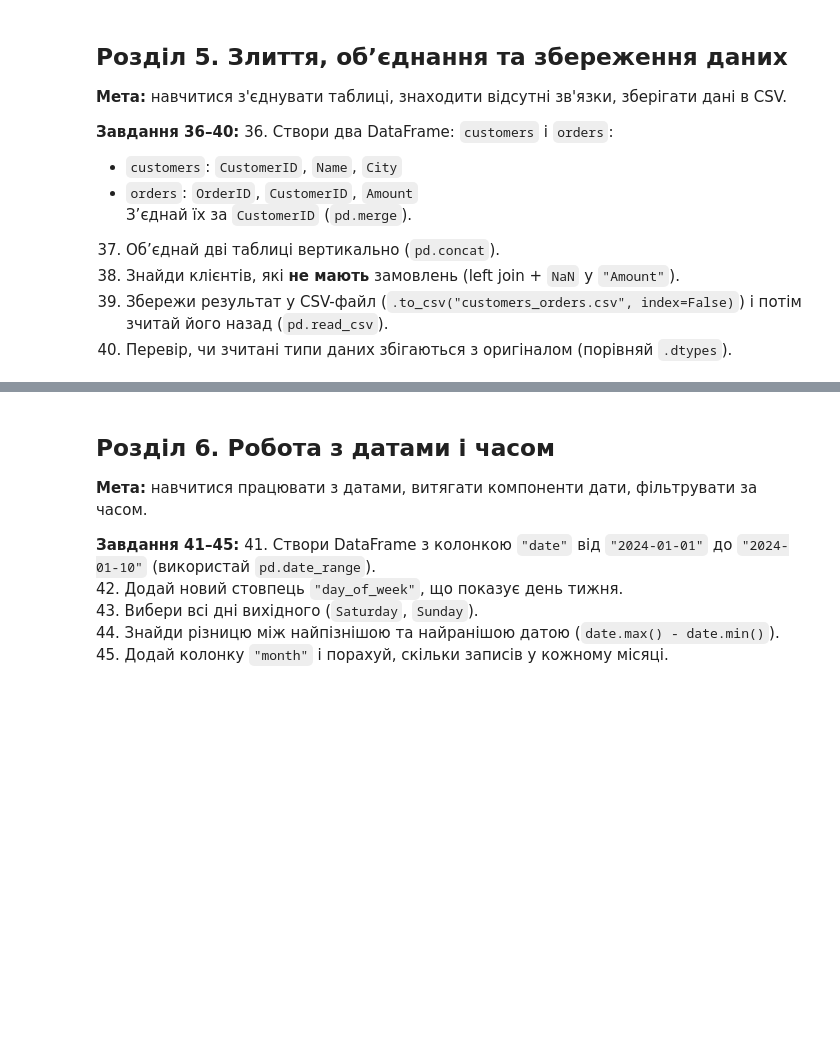
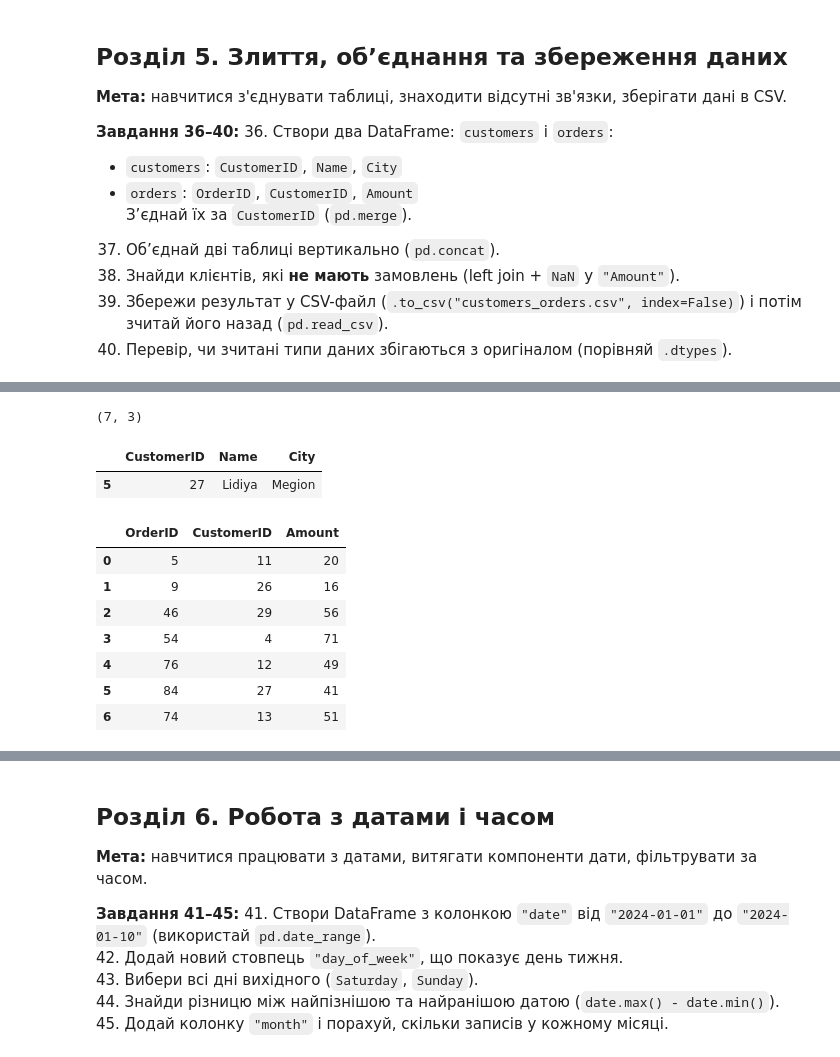
Before and after one commit to SvitChekan/test-task-Python-DTA, a Jupyter notebook: pandas_matplotlib_practice.ipynb, the cells around one changed output, grey strips where cells are left out. Drawn from its saved outputs; the diff is of its cells as text; code cells hidden in the pictures; blank space fills up the shorter version.

```diff
--- a/pandas_matplotlib_practice.ipynb
+++ b/pandas_matplotlib_practice.ipynb
@@ -641,0 +696,26 @@ Name: Revenue, dtype: float64
+# %%
+df_customers.shape
+# %% [output]
+(7, 3)
+# %%
+df_customers.sample()
+# %% [output]
+|  | CustomerID | Name | City |
+| 5 | 27 | Lidiya | Megion |
+# %%
+df_orders = pd.DataFrame({
+    'OrderID':[5, 9, 46, 54, 76, 84, 74]
+    , 'CustomerID':[11, 26, 29, 4, 12, 27, 13]
+    , 'Amount':[20, 16, 56, 71, 49, 41, 51]
+})
+
+df_orders
+# %% [output]
+|  | OrderID | CustomerID | Amount |
+| 0 | 5 | 11 | 20 |
+| 1 | 9 | 26 | 16 |
+| 2 | 46 | 29 | 56 |
+| 3 | 54 | 4 | 71 |
+| 4 | 76 | 12 | 49 |
+| 5 | 84 | 27 | 41 |
+| 6 | 74 | 13 | 51 |
```
Also changed, not shown: parts of 20 cells of this notebook, 1 other file.
